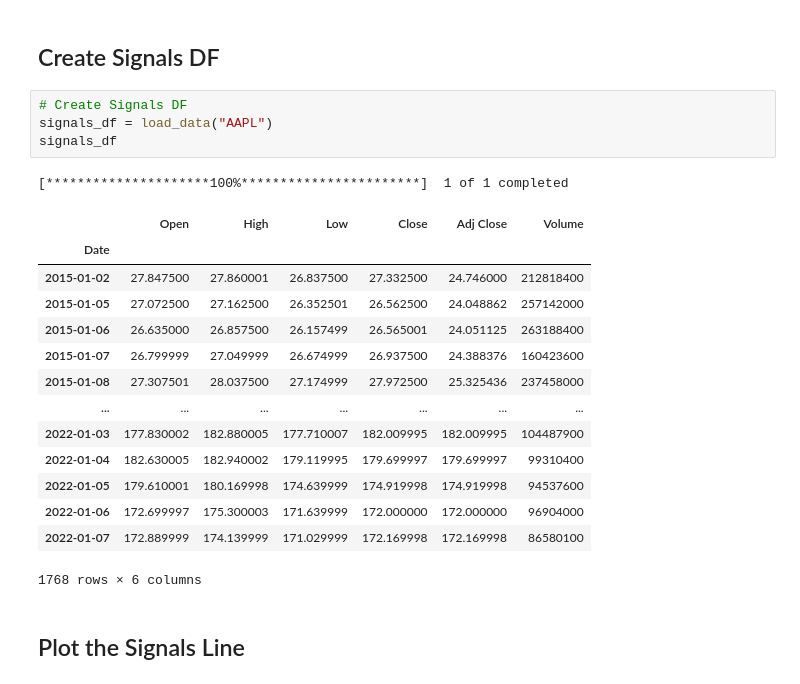
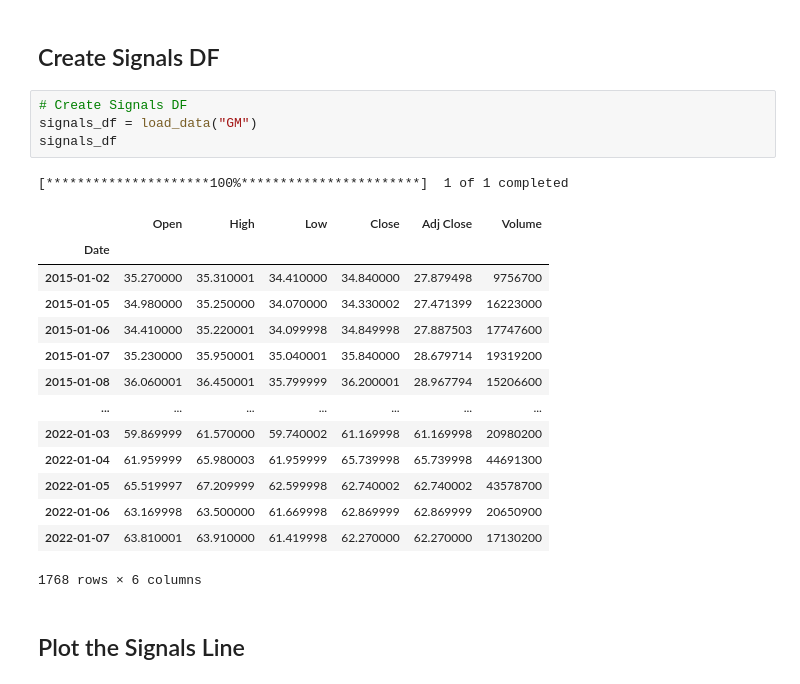
Before and after one commit to SpeedsMach5/Mega-Sharks_Q_Branch, a Jupyter notebook: dmac_strategy.ipynb, the cells around one changed output. Cells and saved outputs as stored; diff of their text form.

Commit message:
Test DMAC Strategy with AAPL, MSFT, GM on dmac_strategy.ipynb

```diff
--- a/dmac_strategy.ipynb
+++ b/dmac_strategy.ipynb
@@ -46,23 +31,23 @@ load_data("AAPL")
 ## Create Signals DF
 # %%
 # Create Signals DF
-signals_df = load_data("AAPL")
+signals_df = load_data("GM")
 signals_df
 # %% [output]
 [*********************100%***********************]  1 of 1 completed
 |  | Open | High | Low | Close | Adj Close | Volume |
 | Date |  |  |  |  |  |  |
-| 2015-01-02 | 27.847500 | 27.860001 | 26.837500 | 27.332500 | 24.746000 | 212818400 |
-| 2015-01-05 | 27.072500 | 27.162500 | 26.352501 | 26.562500 | 24.048862 | 257142000 |
-| 2015-01-06 | 26.635000 | 26.857500 | 26.157499 | 26.565001 | 24.051125 | 263188400 |
-| 2015-01-07 | 26.799999 | 27.049999 | 26.674999 | 26.937500 | 24.388376 | 160423600 |
-| 2015-01-08 | 27.307501 | 28.037500 | 27.174999 | 27.972500 | 25.325436 | 237458000 |
+| 2015-01-02 | 35.270000 | 35.310001 | 34.410000 | 34.840000 | 27.879498 | 9756700 |
+| 2015-01-05 | 34.980000 | 35.250000 | 34.070000 | 34.330002 | 27.471399 | 16223000 |
+| 2015-01-06 | 34.410000 | 35.220001 | 34.099998 | 34.849998 | 27.887503 | 17747600 |
+| 2015-01-07 | 35.230000 | 35.950001 | 35.040001 | 35.840000 | 28.679714 | 19319200 |
+| 2015-01-08 | 36.060001 | 36.450001 | 35.799999 | 36.200001 | 28.967794 | 15206600 |
 | ... | ... | ... | ... | ... | ... | ... |
-| 2022-01-03 | 177.830002 | 182.880005 | 177.710007 | 182.009995 | 182.009995 | 104487900 |
-| 2022-01-04 | 182.630005 | 182.940002 | 179.119995 | 179.699997 | 179.699997 | 99310400 |
-| 2022-01-05 | 179.610001 | 180.169998 | 174.639999 | 174.919998 | 174.919998 | 94537600 |
-| 2022-01-06 | 172.699997 | 175.300003 | 171.639999 | 172.000000 | 172.000000 | 96904000 |
-| 2022-01-07 | 172.889999 | 174.139999 | 171.029999 | 172.169998 | 172.169998 | 86580100 |
+| 2022-01-03 | 59.869999 | 61.570000 | 59.740002 | 61.169998 | 61.169998 | 20980200 |
+| 2022-01-04 | 61.959999 | 65.980003 | 61.959999 | 65.739998 | 65.739998 | 44691300 |
+| 2022-01-05 | 65.519997 | 67.209999 | 62.599998 | 62.740002 | 62.740002 | 43578700 |
+| 2022-01-06 | 63.169998 | 63.500000 | 61.669998 | 62.869999 | 62.869999 | 20650900 |
+| 2022-01-07 | 63.810001 | 63.910000 | 61.419998 | 62.270000 | 62.270000 | 17130200 |
 1768 rows × 6 columns
 # %% [markdown]
 ## Plot the Signals Line
```
Also changed, not shown: parts of 8 cells of this notebook.
